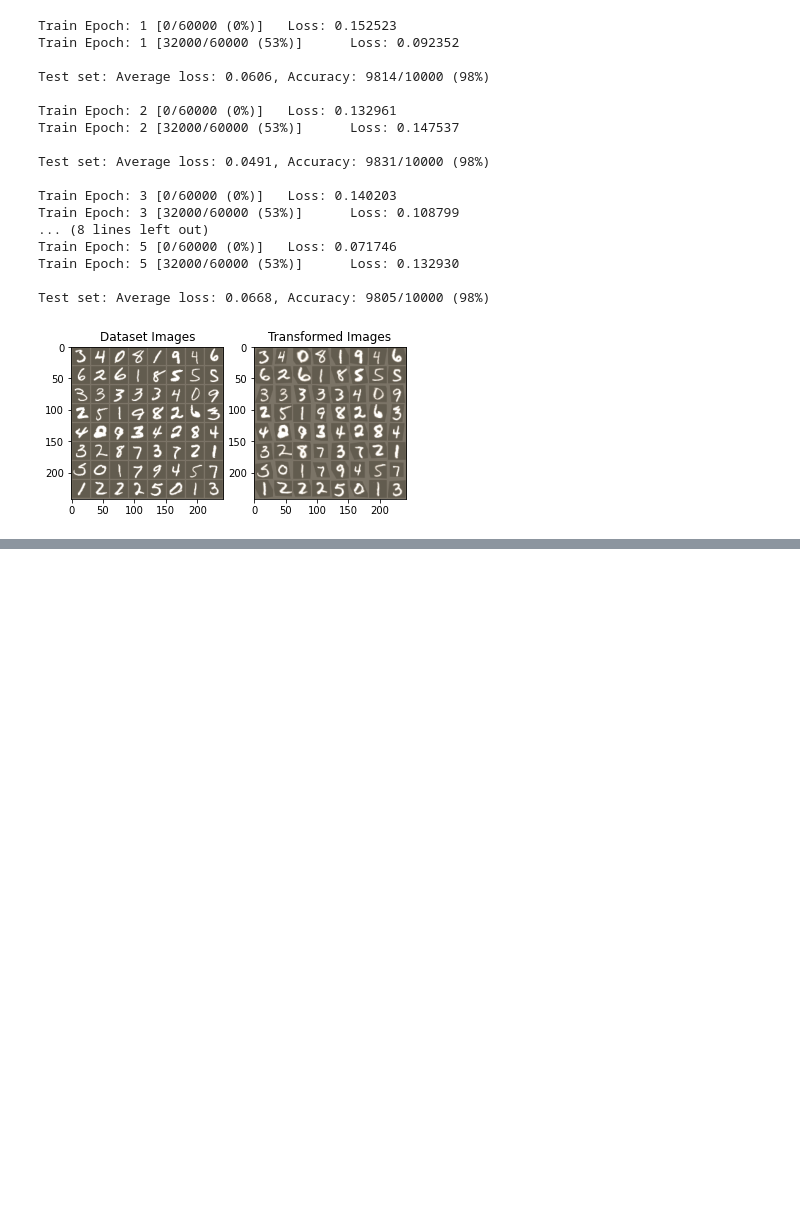
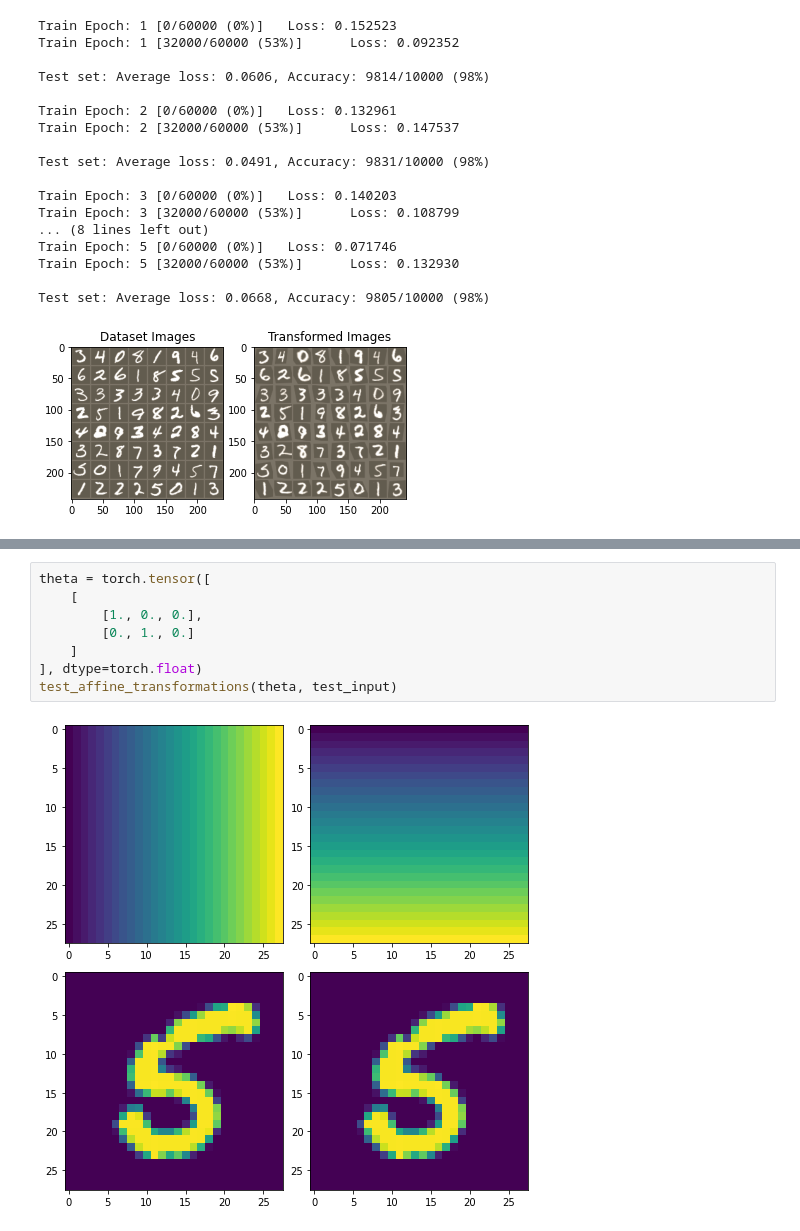
Before and after one commit to eva7wandb/Eva7_Weights_Heist, a Jupyter notebook: S12/spatial_transformer_network_MNIST.ipynb, the cells around one changed output, grey strips where cells are left out. Drawn from its saved outputs; the diff is of its cells as text; blank space fills up the shorter version.

```diff
--- a/S12/spatial_transformer_network_MNIST.ipynb
+++ b/S12/spatial_transformer_network_MNIST.ipynb
@@ -252,0 +349,10 @@ Test set: Average loss: 0.0668, Accuracy: 9805/10000 (98%)
+# %%
+theta = torch.tensor([
+    [
+        [1., 0., 0.],
+        [0., 1., 0.]
+    ]
+], dtype=torch.float)
+test_affine_transformations(theta, test_input)
+# %% [output]
+[figure, added]
```
Also changed, not shown: parts of 14 cells of this notebook.
